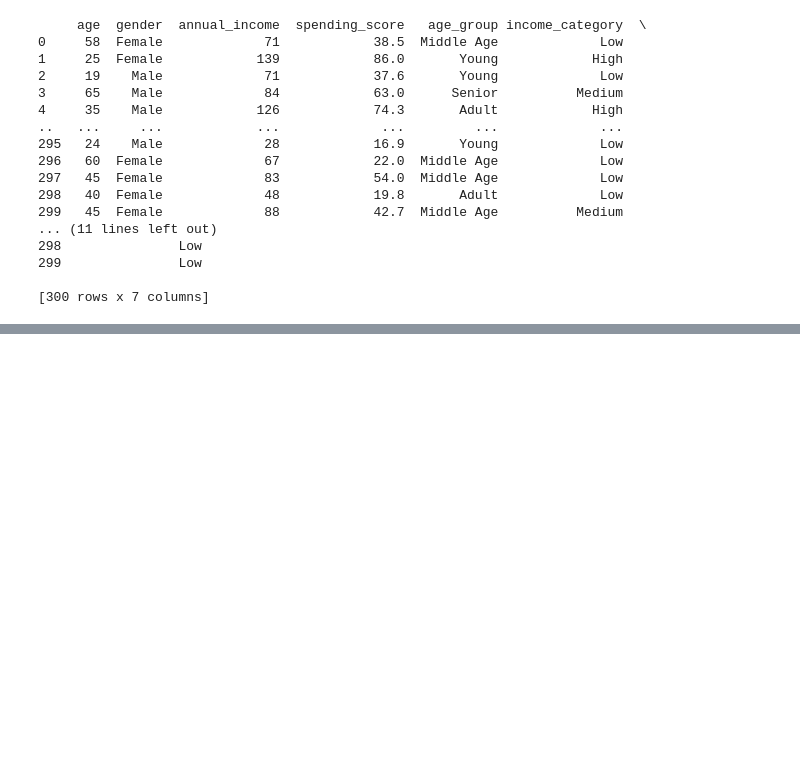
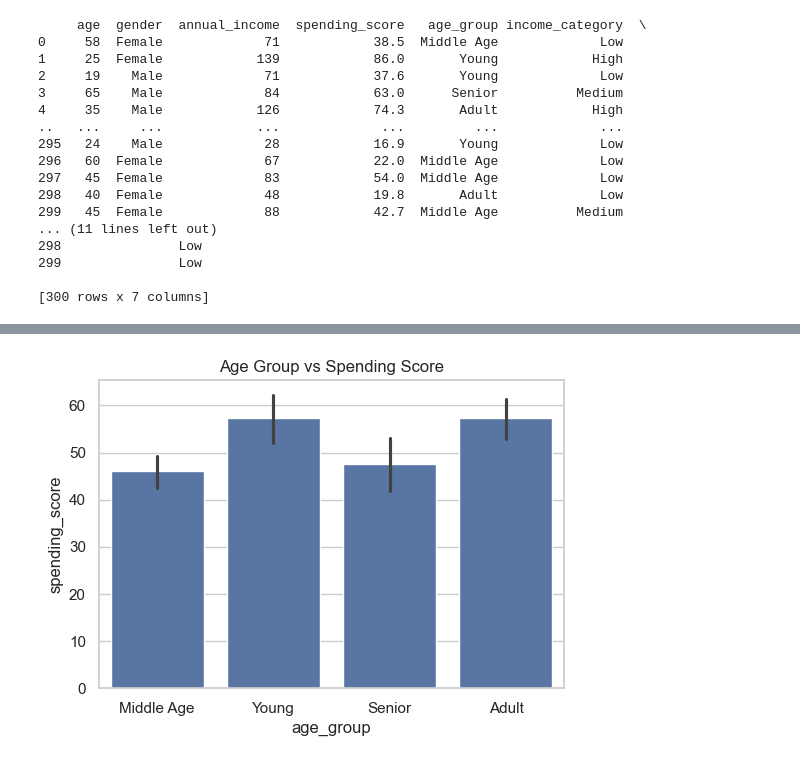
Before and after one commit to praneethdh/customer-analysis, a Jupyter notebook: notebook.ipynb, the cells around one changed output, grey strips where cells are left out. Drawn from its saved outputs; the diff is of its cells as text; code cells hidden in the pictures; blank space fills up the shorter version.

```diff
--- a/notebook.ipynb
+++ b/notebook.ipynb
@@ -115,0 +268,8 @@ df.to_csv('ecommerce_customer_dataset.csv', index=False)
+# %%
+# AGE GROUP VS SPENDING
+plt.figure(figsize=(6,4))
+sns.barplot(x="age_group", y="spending_score", data=df)
+plt.title("Age Group vs Spending Score")
+plt.show()
+# %% [output]
+[figure, added]
```
Also changed, not shown: parts of 17 cells of this notebook.
